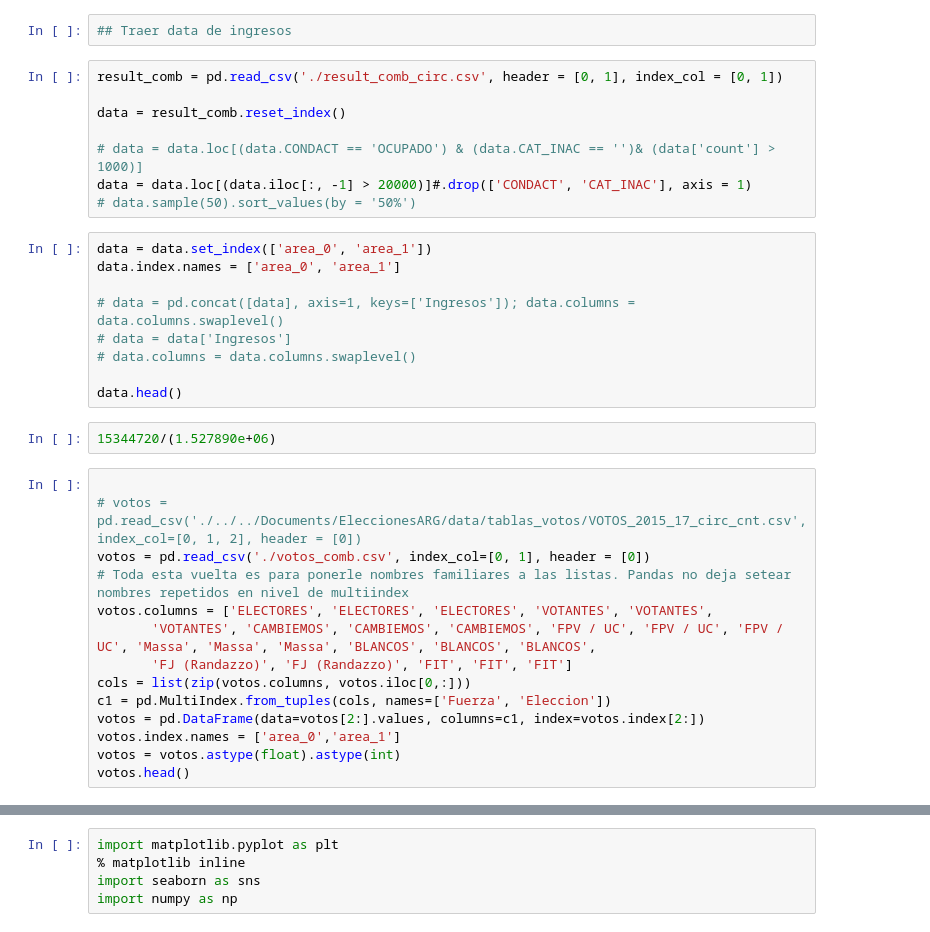
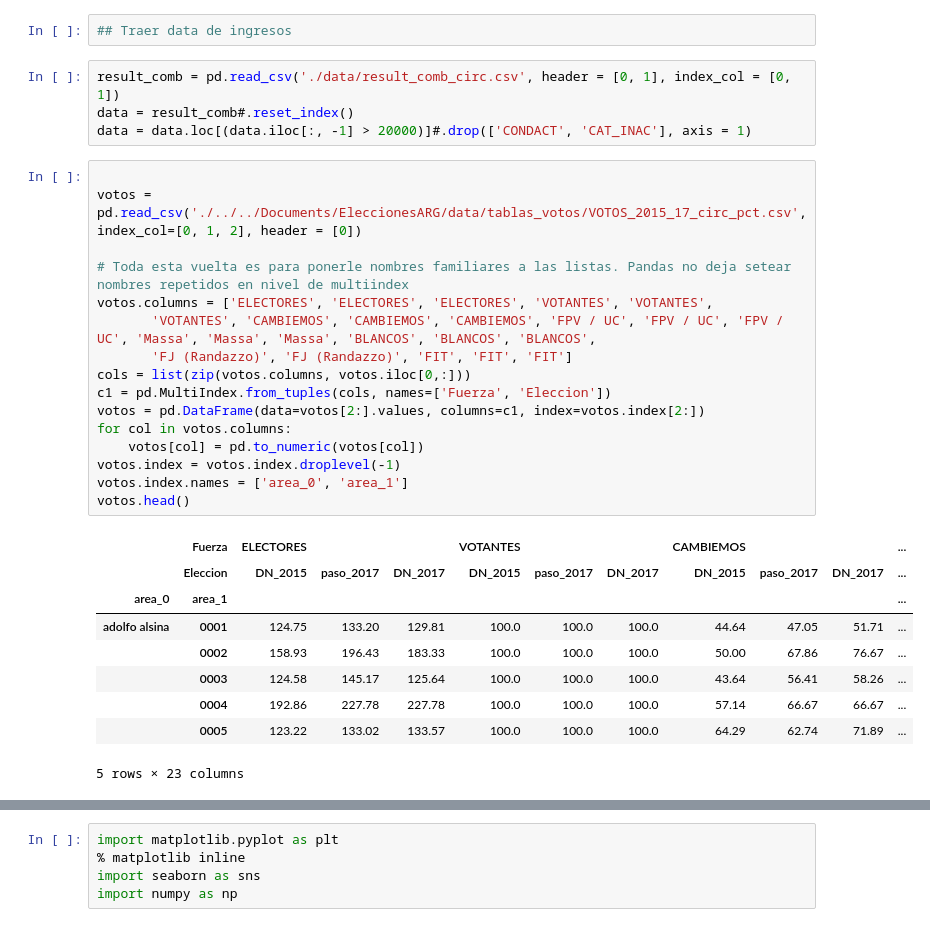
Before and after one commit to matuteiglesias/Atlas_Electoral, a Jupyter notebook: 05 - Analisis de EPH en circuito.ipynb, the cells around one changed output, grey strips where cells are left out. Cells and saved outputs as stored; diff of their text form.

```diff
--- a/05 - Analisis de EPH en circuito.ipynb
+++ b/05 - Analisis de EPH en circuito.ipynb
@@ -345,35 +224,32 @@ plt.show()
 # %%
 ## Traer data de ingresos
 # %%
-result_comb = pd.read_csv('./result_comb_circ.csv', header = [0, 1], index_col = [0, 1])
-
-data = result_comb.reset_index()
-
-# data = data.loc[(data.CONDACT == 'OCUPADO') & (data.CAT_INAC == '')& (data['count'] > 1000)]
+result_comb = pd.read_csv('./data/result_comb_circ.csv', header = [0, 1], index_col = [0, 1])
+data = result_comb#.reset_index()
 data = data.loc[(data.iloc[:, -1] > 20000)]#.drop(['CONDACT', 'CAT_INAC'], axis = 1)
-# data.sample(50).sort_values(by = '50%')
-# %%
-data = data.set_index(['area_0', 'area_1'])
-data.index.names = ['area_0', 'area_1']
-
-# data = pd.concat([data], axis=1, keys=['Ingresos']); data.columns = data.columns.swaplevel()
-# data = data['Ingresos']
-# data.columns = data.columns.swaplevel()
-
-data.head()
-# %%
-15344720/(1.527890e+06)
 # %%
 
-# votos = pd.read_csv('./../../Documents/EleccionesARG/data/tablas_votos/VOTOS_2015_17_circ_cnt.csv', index_col=[0, 1, 2], header = [0])
-votos = pd.read_csv('./votos_comb.csv', index_col=[0, 1], header = [0])
+votos = pd.read_csv('./../../Documents/EleccionesARG/data/tablas_votos/VOTOS_2015_17_circ_pct.csv', index_col=[0, 1, 2], header = [0])
+
 # Toda esta vuelta es para ponerle nombres familiares a las listas. Pandas no deja setear nombres repetidos en nivel de multiindex
 votos.columns = ['ELECTORES', 'ELECTORES', 'ELECTORES', 'VOTANTES', 'VOTANTES',
        'VOTANTES', 'CAMBIEMOS', 'CAMBIEMOS', 'CAMBIEMOS', 'FPV / UC', 'FPV / UC', 'FPV / UC', 'Massa', 'Massa', 'Massa', 'BLANCOS', 'BLANCOS', 'BLANCOS',
        'FJ (Randazzo)', 'FJ (Randazzo)', 'FIT', 'FIT', 'FIT']
 cols = list(zip(votos.columns, votos.iloc[0,:]))
 c1 = pd.MultiIndex.from_tuples(cols, names=['Fuerza', 'Eleccion'])
 votos = pd.DataFrame(data=votos[2:].values, columns=c1, index=votos.index[2:])
-votos.index.names = ['area_0','area_1']
-votos = votos.astype(float).astype(int)
+for col in votos.columns:
+    votos[col] = pd.to_numeric(votos[col])
+votos.index = votos.index.droplevel(-1)
+votos.index.names = ['area_0', 'area_1']
 votos.head()
+# %% [output]
+|  | Fuerza | ELECTORES |  |  | VOTANTES |  |  | CAMBIEMOS |  |  | ... |
+|  | Eleccion | DN_2015 | paso_2017 | DN_2017 | DN_2015 | paso_2017 | DN_2017 | DN_2015 | paso_2017 | DN_2017 | ... |
+| area_0 | area_1 |  |  |  |  |  |  |  |  |  | ... |
+| adolfo alsina | 0001 | 124.75 | 133.20 | 129.81 | 100.0 | 100.0 | 100.0 | 44.64 | 47.05 | 51.71 | ... |
+|  | 0002 | 158.93 | 196.43 | 183.33 | 100.0 | 100.0 | 100.0 | 50.00 | 67.86 | 76.67 | ... |
+|  | 0003 | 124.58 | 145.17 | 125.64 | 100.0 | 100.0 | 100.0 | 43.64 | 56.41 | 58.26 | ... |
+|  | 0004 | 192.86 | 227.78 | 227.78 | 100.0 | 100.0 | 100.0 | 57.14 | 66.67 | 66.67 | ... |
+|  | 0005 | 123.22 | 133.02 | 133.57 | 100.0 | 100.0 | 100.0 | 64.29 | 62.74 | 71.89 | ... |
+5 rows × 23 columns
```
Also changed, not shown: parts of 28 cells of this notebook, 5 other files.
